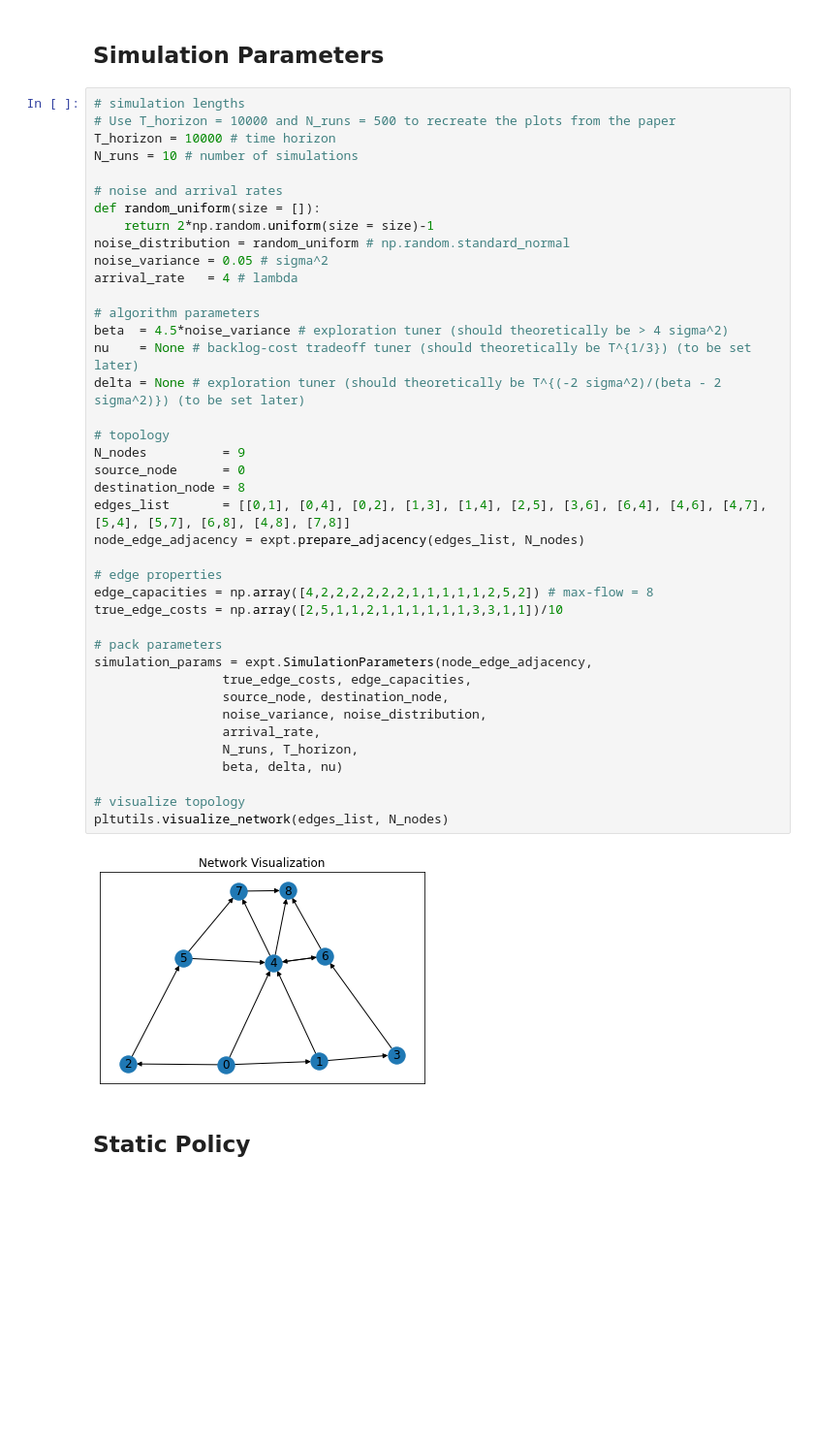
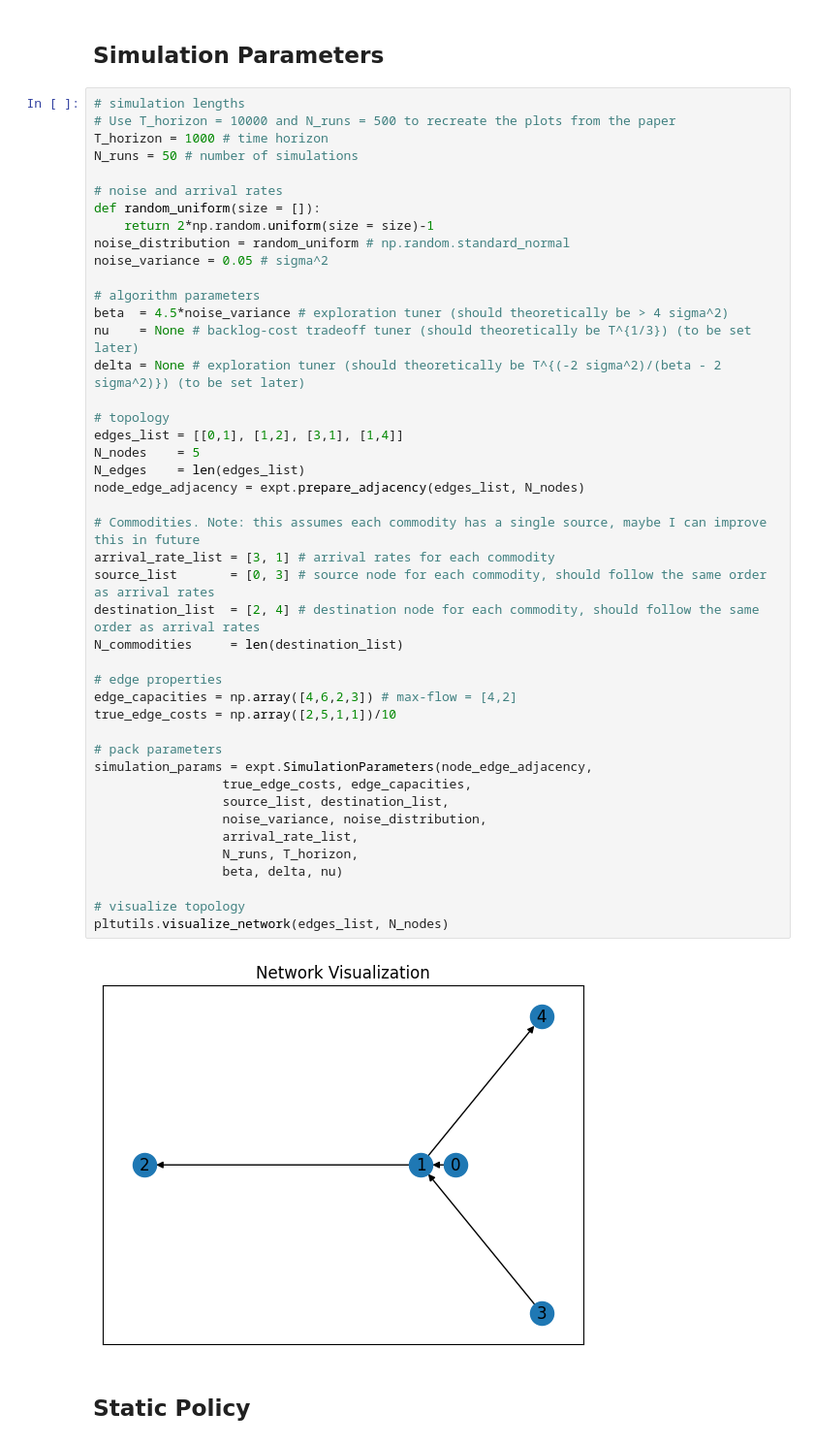
Before and after one commit to SathwikChadaga/Optimistic-DPP-Improved-Regret, a Jupyter notebook: dpop_run.ipynb, the cells around one changed output. Shown: that part at 97% size. Cells and saved outputs as stored; diff of their text form; blank space fills up the shorter version.

```diff
--- a/dpop_run.ipynb
+++ b/dpop_run.ipynb
@@ -18,45 +18,49 @@ reload(pltutils);
 # %%
 # simulation lengths
 # Use T_horizon = 10000 and N_runs = 500 to recreate the plots from the paper
-T_horizon = 10000 # time horizon
-N_runs = 10 # number of simulations
+T_horizon = 1000 # time horizon
+N_runs = 50 # number of simulations
 
 # noise and arrival rates
 def random_uniform(size = []):
     return 2*np.random.uniform(size = size)-1
 noise_distribution = random_uniform # np.random.standard_normal
 noise_variance = 0.05 # sigma^2
-arrival_rate   = 4 # lambda
 
 # algorithm parameters
 beta  = 4.5*noise_variance # exploration tuner (should theoretically be > 4 sigma^2)
 nu    = None # backlog-cost tradeoff tuner (should theoretically be T^{1/3}) (to be set later)
 delta = None # exploration tuner (should theoretically be T^{(-2 sigma^2)/(beta - 2 sigma^2)}) (to be set later)
 
 # topology
-N_nodes          = 9
-source_node      = 0
-destination_node = 8
-edges_list       = [[0,1], [0,4], [0,2], [1,3], [1,4], [2,5], [3,6], [6,4], [4,6], [4,7], [5,4], [5,7], [6,8], [4,8], [7,8]]
+edges_list = [[0,1], [1,2], [3,1], [1,4]]
+N_nodes    = 5
+N_edges    = len(edges_list)
 node_edge_adjacency = expt.prepare_adjacency(edges_list, N_nodes)
 
+# Commodities. Note: this assumes each commodity has a single source, maybe I can improve this in future
+arrival_rate_list = [3, 1] # arrival rates for each commodity
+source_list       = [0, 3] # source node for each commodity, should follow the same order as arrival rates
+destination_list  = [2, 4] # destination node for each commodity, should follow the same order as arrival rates
+N_commodities     = len(destination_list)
+
 # edge properties
-edge_capacities = np.array([4,2,2,2,2,2,2,1,1,1,1,1,2,5,2]) # max-flow = 8
-true_edge_costs = np.array([2,5,1,1,2,1,1,1,1,1,1,3,3,1,1])/10
+edge_capacities = np.array([4,6,2,3]) # max-flow = [4,2]
+true_edge_costs = np.array([2,5,1,1])/10
 
 # pack parameters
 simulation_params = expt.SimulationParameters(node_edge_adjacency,
                  true_edge_costs, edge_capacities,
-                 source_node, destination_node,
+                 source_list, destination_list,
                  noise_variance, noise_distribution,
-                 arrival_rate,
+                 arrival_rate_list,
                  N_runs, T_horizon,
                  beta, delta, nu)
 
 # visualize topology
 pltutils.visualize_network(edges_list, N_nodes)
 # %% [output]
-[figure, old version]
+[figure, new version]
 # %% [markdown]
 ## Static Policy
 # %%
```
Also changed, not shown: parts of 6 cells of this notebook, 4 other files.
